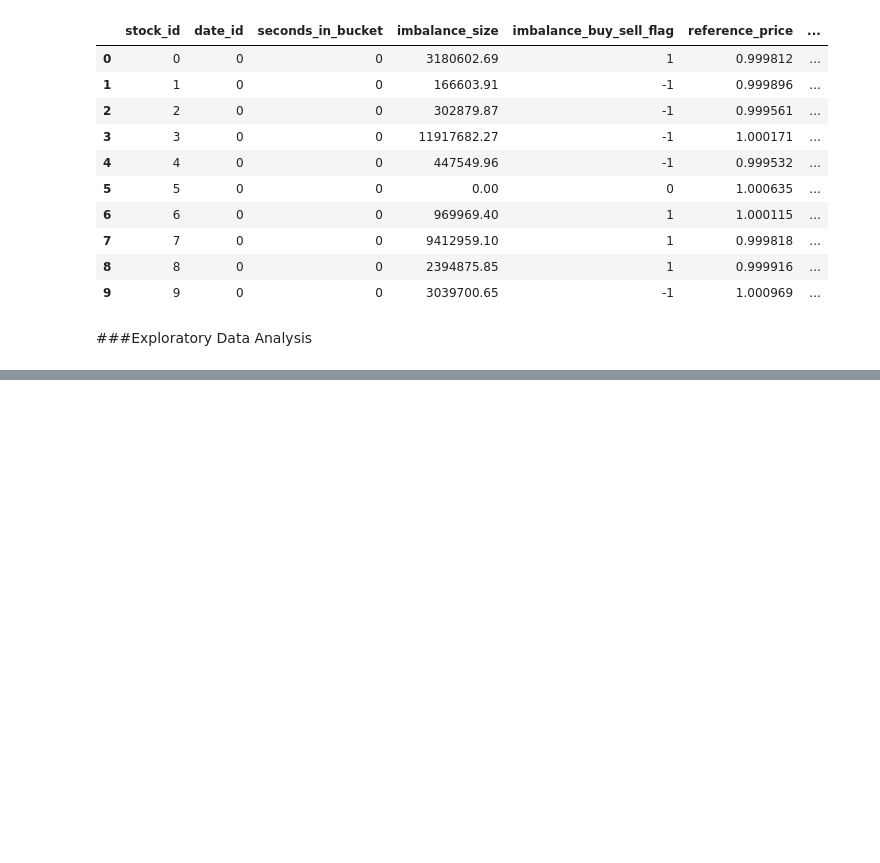
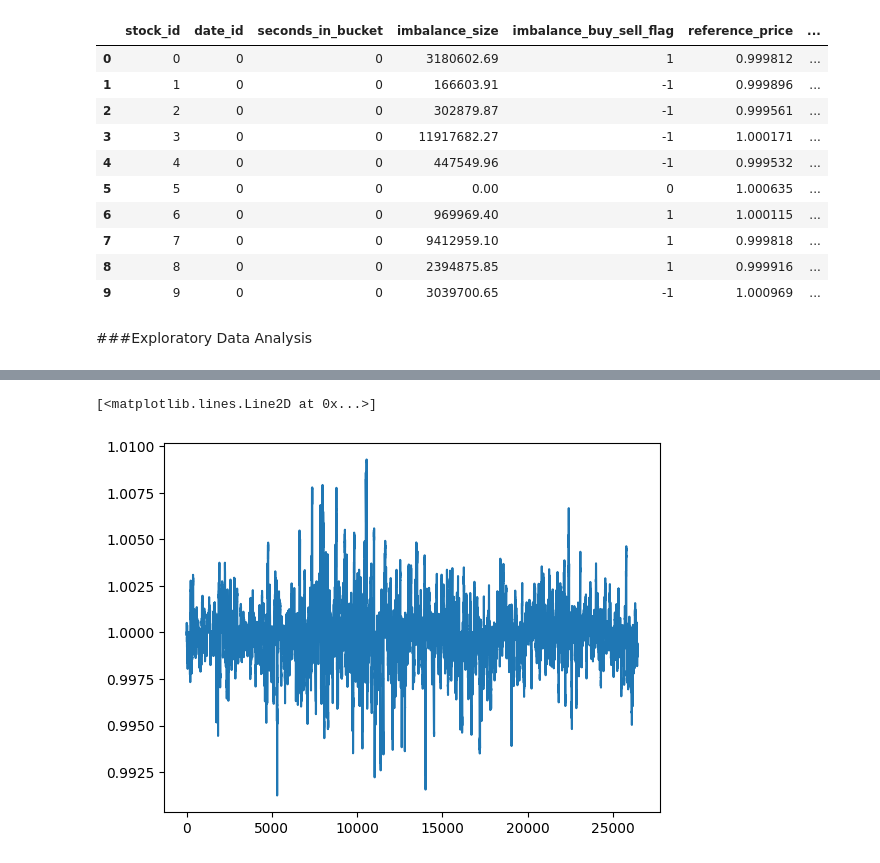
Before and after one commit to Simran2147/QuantumQube-Stock-Prediction, a Jupyter notebook: Final_Project.ipynb, the cells around one changed output, grey strips where cells are left out. Cells and saved outputs as stored; diff of their text form; code cells hidden in the pictures; blank space fills up the shorter version.

```diff
--- a/Final_Project.ipynb
+++ b/Final_Project.ipynb
@@ -189,0 +188,12 @@ stock_id_0.shape
+# %%
+# dataframe for stocks with stock_id = 0
+df_stock_id_0 = data_train[data_train['stock_id']==0]
+
+# stock_id = 0 dataframe with only wap column
+df_stock_id_0 = df_stock_id_0.reset_index()['wap']
+# %%
+# plotting the graph
+plt.plot(df_stock_id_0)
+# %% [output]
+[<matplotlib.lines.Line2D at 0x...>]
+[figure, added]
```
Also changed, not shown: parts of 40 cells of this notebook.
